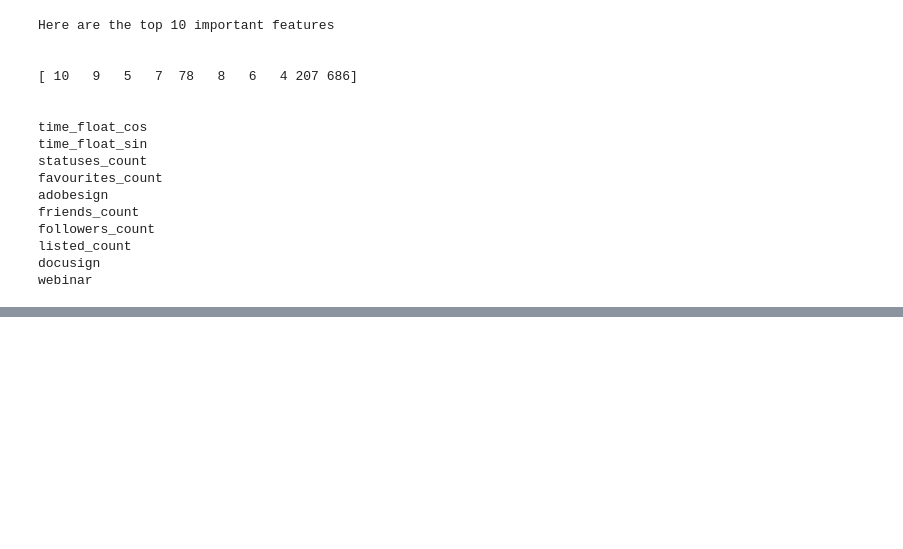
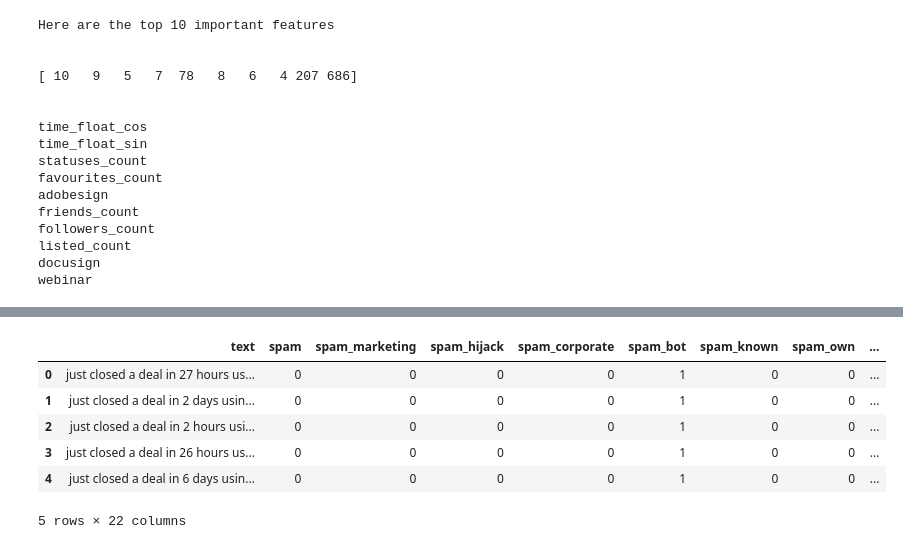
Before and after one commit to dking21/look2social_spamfilter, a Jupyter notebook: wrapping_up_diary.ipynb, the cells around one changed output, grey strips where cells are left out. Saved outputs shown, nothing was run; the diff lists cells and outputs as text; code cells hidden in the pictures; blank space fills up the shorter version.

```diff
--- a/wrapping_up_diary.ipynb
+++ b/wrapping_up_diary.ipynb
@@ -50,3 +50,14 @@ AUC score of this model is
 AUC score of this model is
 
 1.0
+# %%
+df = pd.read_excel('testing2.xlsx')
+df.drop('Unnamed: 0', axis=1, inplace=True)
+processing_text(df,'text')
+col_name_lst1,text_vectorizer = vectorize_text2(df,700)
+processing_text(df,'description')
+col_name_lst2,desc_vectorizer = vectorize_desc2(df,700)
+# %%
+y = df['spam_bot']
+X = df[['Docusign', 'onespan', 'signnow','adobe sign','listed_count', 'statuses_count','followers_count','favourites_count', 'friends_count','time_float_sin','time_float_cos', 'is_description_none'] + col_name_lst1+col_name_lst2]
+y_pred1 = model1.predict_proba(X)
@@ -238,0 +333,10 @@ webinar
+# %%
+df.head()
+# %% [output]
+|  | text | spam | spam_marketing | spam_hijack | spam_corporate | spam_bot | spam_known | spam_own | ... |
+| 0 | just closed a deal in 27 hours us... | 0 | 0 | 0 | 0 | 1 | 0 | 0 | ... |
+| 1 | just closed a deal in 2 days usin... | 0 | 0 | 0 | 0 | 1 | 0 | 0 | ... |
+| 2 | just closed a deal in 2 hours usi... | 0 | 0 | 0 | 0 | 1 | 0 | 0 | ... |
+| 3 | just closed a deal in 26 hours us... | 0 | 0 | 0 | 0 | 1 | 0 | 0 | ... |
+| 4 | just closed a deal in 6 days usin... | 0 | 0 | 0 | 0 | 1 | 0 | 0 | ... |
+5 rows × 22 columns
```
Also changed, not shown: parts of 19 cells of this notebook, 1 other file.
